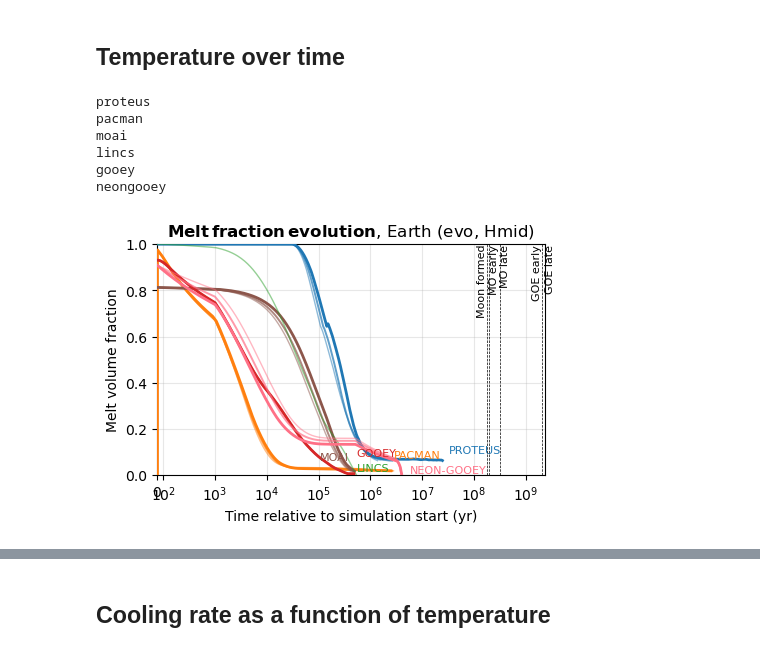
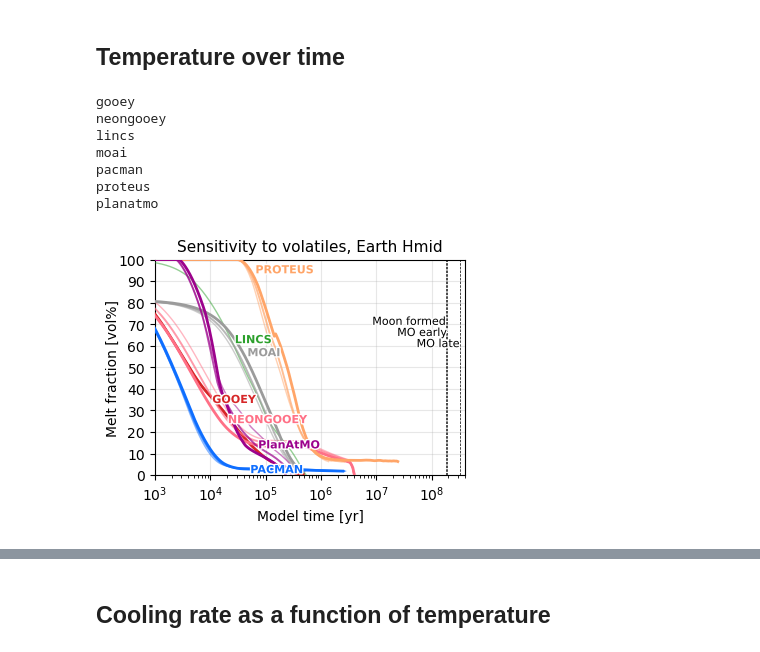
Before and after one commit to lena-noack/chili, a Jupyter notebook: intercomparison/analysis_solarsystem/compare.ipynb, the cells around one changed output, grey strips where cells are left out. Drawn from its saved outputs; the diff is of its cells as text; code cells hidden in the pictures.

```diff
--- a/intercomparison/analysis_solarsystem/compare.ipynb
+++ b/intercomparison/analysis_solarsystem/compare.ipynb
@@ -5,6 +5,8 @@ import numpy as np
 import matplotlib.pyplot as plt
 from adjustText import adjust_text
 
+
+import matplotlib.patheffects as pe
 from matplotlib.patches import Circle, RegularPolygon
 from matplotlib.path import Path
 from matplotlib.projections import register_projection
@@ -16,6 +18,24 @@ from util import *
 
 EXT='pdf'
 DPI=400
+
+time_min = 1e3
+tmp_min = 1500.0
+tmp_max = 4000.0
+
+t_ini = 50e6 # years
+
+ages_Ga = {
+    "CAI":              4.57, #  https://www.nature.com/articles/nature03882
+    "Earth formed":     4.54, #  https://www.lyellcollection.org/doi/abs/10.1144/GSL.SP.2001.190.01.14
+    "Moon formed":      4.34, #  https://onlinelibrary.wiley.com/doi/10.1111/maps.12373
+    "MO early":         4.33, #  https://www.sciencedirect.com/science/article/pii/S0012821X05002773?via%3Dihub
+    "MO late" :         4.20, #  https://www.science.org/doi/10.1126/science.ads8461
+    "GOE early":        2.5,  #  https://link.springer.com/chapter/10.1007/978-3-030-16057-9_5
+    "GOE late" :        2.2,  #  https://link.springer.com/chapter/10.1007/978-3-030-16057-9_5
+}
+
+ages_yr = {k: (ages_Ga["CAI"] - v ) * 1e9 - t_ini for k, v in ages_Ga.items()}
 # %%
 def _planck(t, eps=1.0):
     sigma = 5.67e-8
@@ -143,23 +172,24 @@ ages_yr = {k: (ages_Ga["CAI"] - v ) * 1e9 - t_ini for k, v in ages_Ga.items()}
 # %%
 def plot_phi_evo(planet):
-    fig,ax = plt.subplots(1,1, figsize=(5,3))
+    fig,ax = plt.subplots(1,1, figsize=(4,2.8))
 
     xkey = "t(yr)"
     ykey = "phi(vol_frac)"
 
-    controls = ["evo", "Hmid"]
+    controls = ["Hmid"]
 
     txts = []
 
-    ymax = 1
-    ymin = 0
-    for m in models:
+    xmax = 4e8
+    for im,m in enumerate(models):
         print(m)
         d = models_data[m][planet]
         col = get_color(m)
         lbl = get_label(m)
 
         for case in d.keys():
+            if "-evo" not in case:
+                continue
             if np.all([c in case for c in controls]):
 
                 if "Chigh" in case:
@@ -171,54 +201,62 @@ def plot_phi_evo(planet):
 
 
                 x = d[case][xkey]
-                y = d[case][ykey]
+                y = d[case][ykey] * 100
                 ax.plot(x, y, label=lbl, color=col, lw=sf*2, alpha=sf*1, zorder=4)
 
                 if lbl != "":
-                    l = ax.text(x.iloc[-1], y.iloc[-1], lbl, color=col, fontsize=8, zorder=5)
+                    idx_txt = np.argmin(np.abs(x-1e4*(im+1)))
+                    l = ax.text(x.iloc[idx_txt], y.iloc[idx_txt], lbl, color=col,
+                                fontsize=8, zorder=5, fontweight='bold',
+                                path_effects=[pe.withStroke(linewidth=2, foreground='w')])
                     txts.append(l)
 
                 lbl = ""
-                # ymax = max(ymax, np.max(y))
-                ymin = min(ymin, np.min(y))
 
 
     # add vertical lines for ages of interest
+    i = 0
     for k, x in ages_yr.items():
+        if x > xmax:
+            continue
         ax.axvline(x, color="k", ls="--", lw=0.5, zorder=6)
-        va = 'top'
-        if k in ["Moon formed", "GOE early"]:
-            va = 'bottom'
-        ax.annotate(k, xy=(x, ymax), ha="right", va=va, fontsize=8, rotation=90, rotation_mode='anchor')
+        ax.annotate(k, xy=(x, 80), ha="right", fontsize=8,
+                    textcoords='offset points', xytext=(0,-8*i),
+                    path_effects=[pe.withStroke(linewidth=2, foreground='w')], zorder=7)
+        i += 1
+
 
     ax.axvline(x=0, color="k", ls="-", lw=0.5)
 
-    ax.set_xscale("symlog", linthresh=1e3)
-    ax.set_xlabel("Time relative to simulation start (yr)")
-    ax.set_xlim(left=0, right=ages_yr["GOE late"])
+    ax.set_xscale("log")
+    ax.set_xlabel("Model time [yr]")
+    ax.set_xlim(left=time_min, right=xmax)
 
-    ax.set_ylabel(get_label(ykey))
-    ax.set_ylim(ymin, ymax)
+    ax.set_ylabel(get_label("phi(vol_pct)"), labelpad=-1)
+    ax.set_ylim(0, 100)
+    ax.yaxis.set_major_locator(mpl.ticker.MultipleLocator(10))
+
 
     ax.grid(alpha=0.3, zorder=-2)
 
     # legend of models
     # ax.legend(loc='upper left', bbox_to_anchor=(0, -0.2), ncols=4, frameon=False, handletextpad=0.5)
 
-    title = r"$\bf Melt\,fraction\,evolution$" + ", " + get_label(planet) + f" ({', '.join(controls)})"
-    ax.set_title(title)
+    title = "Sensitivity to volatiles, " + get_label(planet) + f" {' '.join(controls)}"
+    ax.set_title(title, fontsize=11)
 
     adjust_text(txts)
     plt.show()
     fig.savefig(f"out/phi_evo_{planet}.{EXT}", bbox_inches='tight', dpi=DPI)
 
 plot_phi_evo("earth")
 plot_phi_evo("venus")
 # %% [output]
-proteus
-pacman
-moai
-lincs
 gooey
 neongooey
+lincs
+moai
+pacman
+proteus
+planatmo
-[figure, old version]
+[figure, new version]
```
Also changed, not shown: parts of 12 cells of this notebook, 1 other file.
